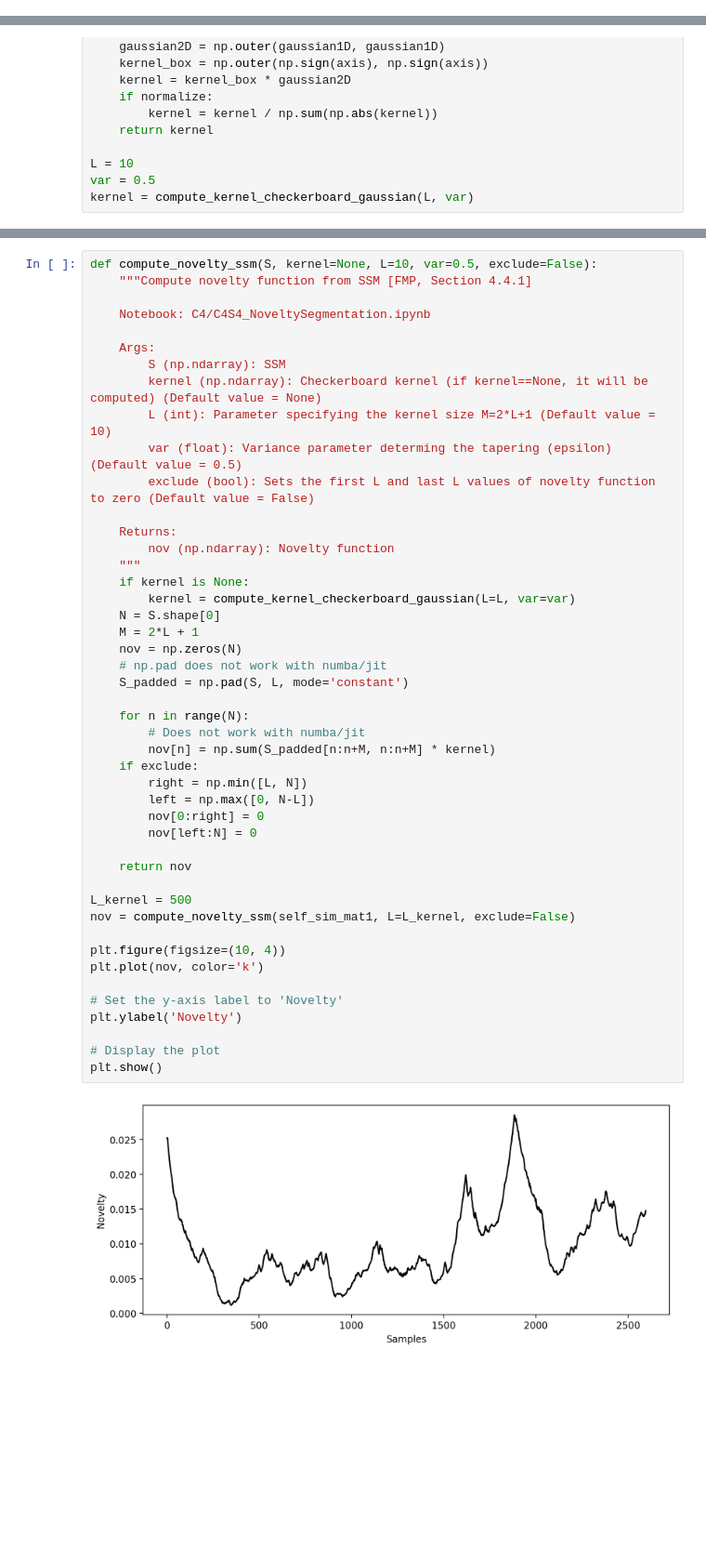
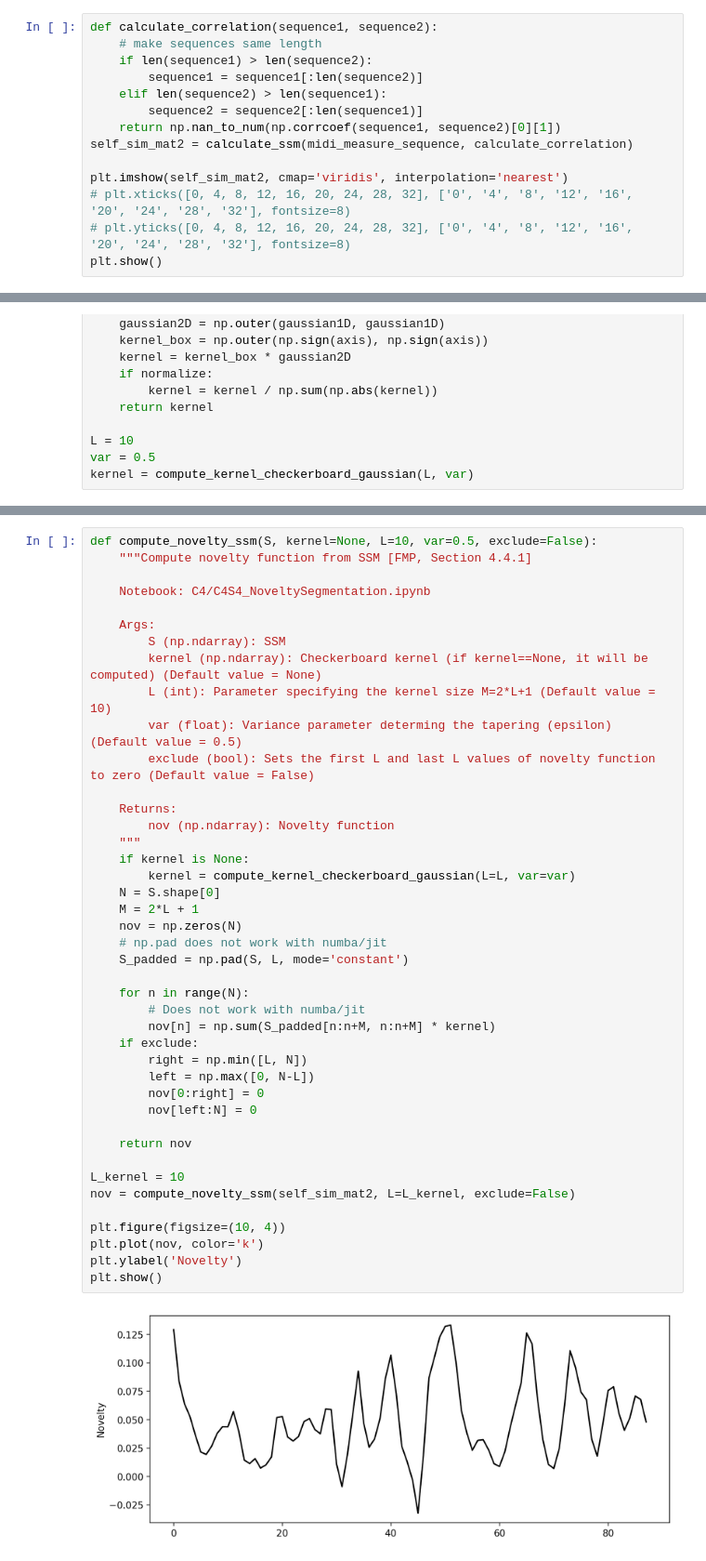
Before and after one commit to TalosSources/digital_musicology_homework_3, a Jupyter notebook: ssm.ipynb, the cells around one changed output, grey strips where cells are left out. Shown: that part at 93% size. Drawn from its saved outputs; the diff is of its cells as text; blank space fills up the shorter version.

Commit message:
test with correlation

```diff
--- a/ssm.ipynb
+++ b/ssm.ipynb
@@ -97,3 +97,17 @@ plt.imshow(sliced_self_sim_mat2, cmap='viridis', interpolation='nearest')
 plt.show()
 # %% [output]
 [figure]
+# %%
+def calculate_correlation(sequence1, sequence2):
+    # make sequences same length
+    if len(sequence1) > len(sequence2):
+        sequence1 = sequence1[:len(sequence2)]
+    elif len(sequence2) > len(sequence1):
+        sequence2 = sequence2[:len(sequence1)]
+    return np.nan_to_num(np.corrcoef(sequence1, sequence2)[0][1])
+self_sim_mat2 = calculate_ssm(midi_measure_sequence, calculate_correlation)
+
+plt.imshow(self_sim_mat2, cmap='viridis', interpolation='nearest')
+# plt.xticks([0, 4, 8, 12, 16, 20, 24, 28, 32], ['0', '4', '8', '12', '16', '20', '24', '28', '32'], fontsize=8)
+# plt.yticks([0, 4, 8, 12, 16, 20, 24, 28, 32], ['0', '4', '8', '12', '16', '20', '24', '28', '32'], fontsize=8)
+plt.show()
@@ -181,37 +173,33 @@ def compute_novelty_ssm(S, kernel=None, L=10, var=0.5, exclude=False):
         exclude (bool): Sets the first L and last L values of novelty function to zero (Default value = False)
 
     Returns:
         nov (np.ndarray): Novelty function
     """
     if kernel is None:
         kernel = compute_kernel_checkerboard_gaussian(L=L, var=var)
     N = S.shape[0]
     M = 2*L + 1
     nov = np.zeros(N)
     # np.pad does not work with numba/jit
     S_padded = np.pad(S, L, mode='constant')
 
     for n in range(N):
         # Does not work with numba/jit
         nov[n] = np.sum(S_padded[n:n+M, n:n+M] * kernel)
     if exclude:
         right = np.min([L, N])
         left = np.max([0, N-L])
         nov[0:right] = 0
         nov[left:N] = 0
 
     return nov
 
-L_kernel = 500
-nov = compute_novelty_ssm(self_sim_mat1, L=L_kernel, exclude=False)
+L_kernel = 10
+nov = compute_novelty_ssm(self_sim_mat2, L=L_kernel, exclude=False)
 
 plt.figure(figsize=(10, 4))
 plt.plot(nov, color='k')
-
-# Set the y-axis label to 'Novelty'
 plt.ylabel('Novelty')
-
-# Display the plot
 plt.show()
 # %% [output]
-[figure, old version]
+[figure, new version]
```
Also changed, not shown: parts of 3 cells of this notebook.
